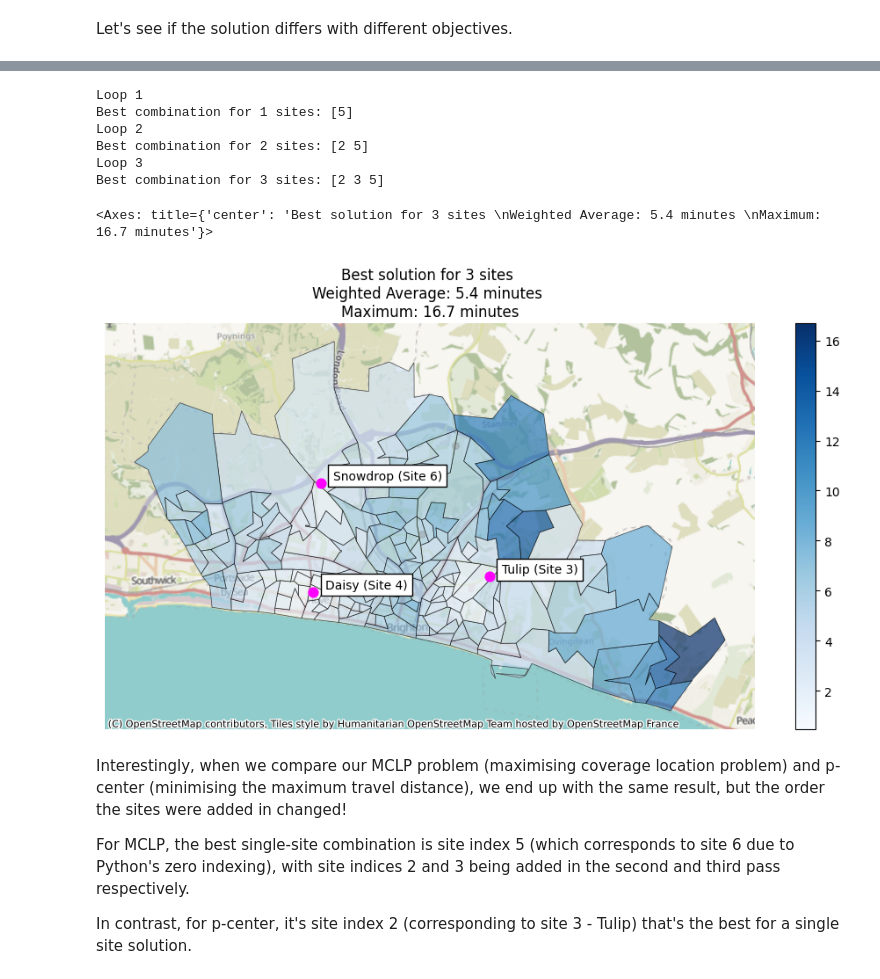
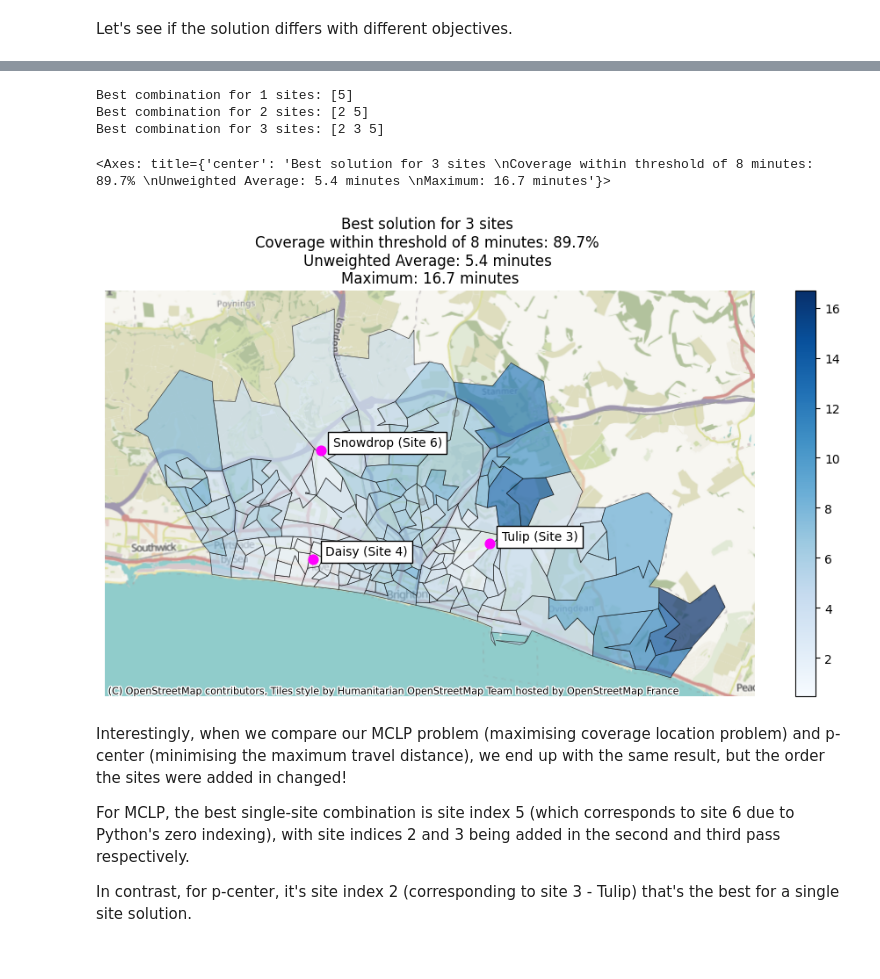
Before and after one commit to hsma-tools/lokigi, a Jupyter notebook: examples/location/greedy_and_grasp/greedy_and_grasp.ipynb, the cells around one changed output, grey strips where cells are left out. Cells and saved outputs as stored; diff of their text form; code cells hidden in the pictures.

Commit message:
feat(site:solvers:grasp): add initial implementation of grasp algorithm

```diff
--- a/examples/location/greedy_and_grasp/greedy_and_grasp.ipynb
+++ b/examples/location/greedy_and_grasp/greedy_and_grasp.ipynb
@@ -81,23 +81,23 @@ We describe this as 'getting stuck in a local optimum'.
 # %%
 from lokigi.site import SiteProblem
 
-problem = SiteProblem()
+problem_small = SiteProblem()
 
-problem.add_sites(
+problem_small.add_sites(
     "../../../sample_data/brighton_sites_named.geojson",
     candidate_id_col="site"
     )
 
-problem.add_travel_matrix(
+problem_small.add_travel_matrix(
     travel_matrix_df="../../../sample_data/brighton_travel_matrix_driving_named.csv",
     source_col="LSOA",
     from_unit="seconds",
     to_unit="minutes"
     )
 
-problem.add_region_geometry_layer(
-    # "https://github.com/hsma-programme/h6_3d_facility_location_problems/raw/refs/heads/main/h6_3d_facility_location_problems/example_code/LSOA_2011_Boundaries_Super_Generalised_Clipped_BSC_EW_V4.geojson",
-    "../../../sample_data/LSOA_2011_Boundaries_Super_Generalised_Clipped_BSC_EW_V4.geojson",
+problem_small.add_region_geometry_layer(
+    "https://github.com/hsma-programme/h6_3d_facility_location_problems/raw/refs/heads/main/h6_3d_facility_location_problems/example_code/LSOA_2011_Boundaries_Super_Generalised_Clipped_BSC_EW_V4.geojson",
+    # "../../../sample_data/LSOA_2011_Boundaries_Super_Generalised_Clipped_BSC_EW_V4.geojson",
     common_col="LSOA11NM"
     )
 # %%
@@ -146,17 +140,14 @@ Best combination for 3 sites: [2 3 5]
 <Axes: title={'center': 'Best solution for 3 sites \nWeighted Average: 5.4 minutes \nMaximum: 16.7 minutes'}>
 [figure]
 # %%
-solution = problem.solve(p=3, search_strategy="greedy", objectives="mclp", threshold_for_coverage=8)
-solution_brute_force.plot_best_combination()
+solution_small_greedy_mclp = problem_small.solve(p=3, search_strategy="greedy", objectives="mclp", threshold_for_coverage=8)
+solution_small_greedy_mclp.plot_best_combination()
 # %% [output]
-Loop 1
 Best combination for 1 sites: [5]
-Loop 2
 Best combination for 2 sites: [2 5]
-Loop 3
 Best combination for 3 sites: [2 3 5]
-<Axes: title={'center': 'Best solution for 3 sites \nWeighted Average: 5.4 minutes \nMaximum: 16.7 minutes'}>
+<Axes: title={'center': 'Best solution for 3 sites \nCoverage within threshold of 8 minutes: 89.7% \nUnweighted Average: 5.4 minutes \nMaximum: 16.7 minutes'}>
-[figure, old version]
+[figure, new version]
 # %% [markdown]
 Interestingly, when we compare our MCLP problem (maximising coverage location problem) and p-center (minimising the maximum travel distance), we end up with the same result, but the order the sites were added in changed!
 
```
Also changed, not shown: parts of 37 cells of this notebook, 2 other files.
